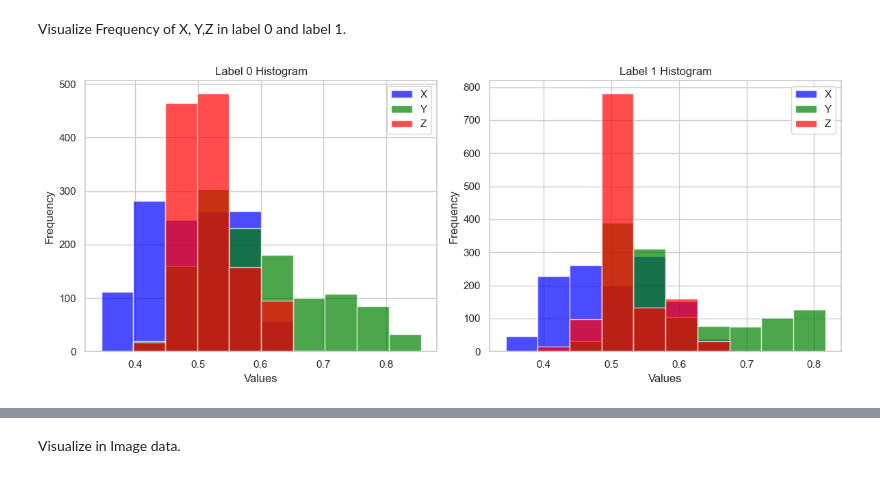
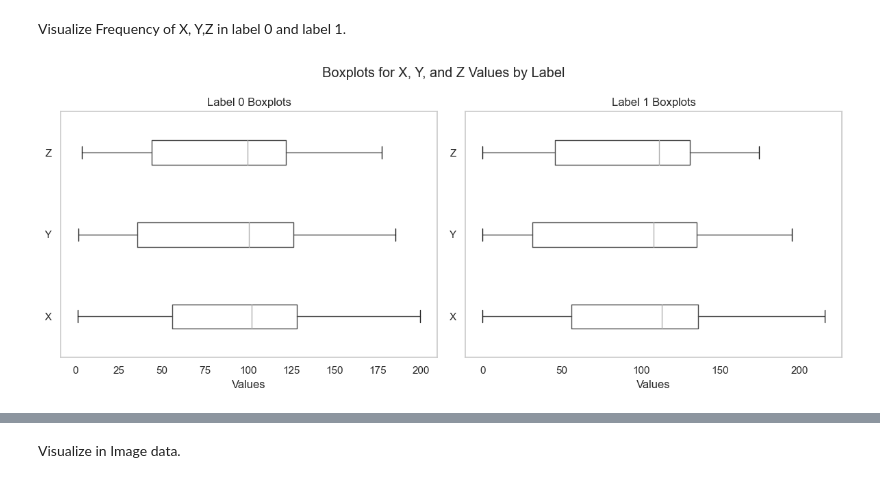
Before and after one commit to dinhanit/Abnormal_Behavior, a Jupyter notebook: Source/Data/EDA_data.ipynb, the cells around one changed output, grey strips where cells are left out. Drawn from its saved outputs; the diff is of its cells as text; code cells hidden in the pictures.

```diff
--- a/Source/Data/EDA_data.ipynb
+++ b/Source/Data/EDA_data.ipynb
@@ -112,7 +112,7 @@ PreparedData_train
 # %%
-z_coords = PreparedData_train.iloc[:,2::3]
-#z_coords.min().min()
-# abs_min_z = abs(z_coords.min().min())
+# z_coords = PreparedData_train.iloc[:,2::3]
+# #z_coords.min().min()
+# # abs_min_z = abs(z_coords.min().min())
 
-PreparedData_train.iloc[:,2::3] = PreparedData_train.iloc[:,2::3].add(0.5)
-PreparedData_train
+# PreparedData_train.iloc[:,2::3] = PreparedData_train.iloc[:,2::3].add(0.5)
+# PreparedData_train
@@ -420,29 +357,38 @@ ValuesXYZ = pd.DataFrame(data)
 # %% [markdown]
 Visualize Frequency of X, Y,Z in label 0 and label 1.
 # %%
+
 import pandas as pd
 import matplotlib.pyplot as plt
-import seaborn as sns
 
-def create_histograms(dataframe):
+def create_boxplots(dataframe):
     fig, axes = plt.subplots(1, 2, figsize=(12, 5))
+    fig.suptitle("Boxplots for X, Y, and Z Values by Label")
 
     for label in [0, 1]:
         label_data = dataframe[dataframe['labels'] == label]
-        data_to_plot = label_data[['X_value', 'Y_value', 'Z_value']]
+
+        x_values = []
+        y_values = []
+        z_values = []
+
+        for i in range(1, 127, 3):  # Start from 1 and increment by 3
+            x_values.extend(label_data[f'keypoint_{i}'])
+            y_values.extend(label_data[f'keypoint_{i + 1}'])
+            z_values.extend(label_data[f'keypoint_{i + 2}'])
 
         ax = axes[label]
-        data_to_plot.plot(kind='hist', color=['blue', 'green', 'red'], alpha=0.7, ax=ax)  # Increased alpha for transparency
-        ax.set_title(f'Label {label} Histogram')
+
+        data_to_plot = pd.DataFrame({'X Values': x_values, 'Y Values': y_values, 'Z Values': z_values})
+        data_to_plot.boxplot(grid=False, ax=ax, vert=False)
+        ax.set_title(f'Label {label} Boxplots')
         ax.set_xlabel('Values')
-        ax.set_ylabel('Frequency')
-        ax.legend(['X', 'Y', 'Z'])
+        ax.set_yticklabels(['X', 'Y', 'Z'])
+        ax.set_ylabel('')
 
     plt.tight_layout()
     plt.show()
 
-# Example usage:
-# Replace 'your_dataframe' with the DataFrame you want to visualize
-create_histograms(ValuesXYZ)
+create_boxplots(PreparedData_train)
 # %% [output]
-[figure, old version]
+[figure, new version]
```
Also changed, not shown: parts of 24 cells of this notebook, 9 other files.
